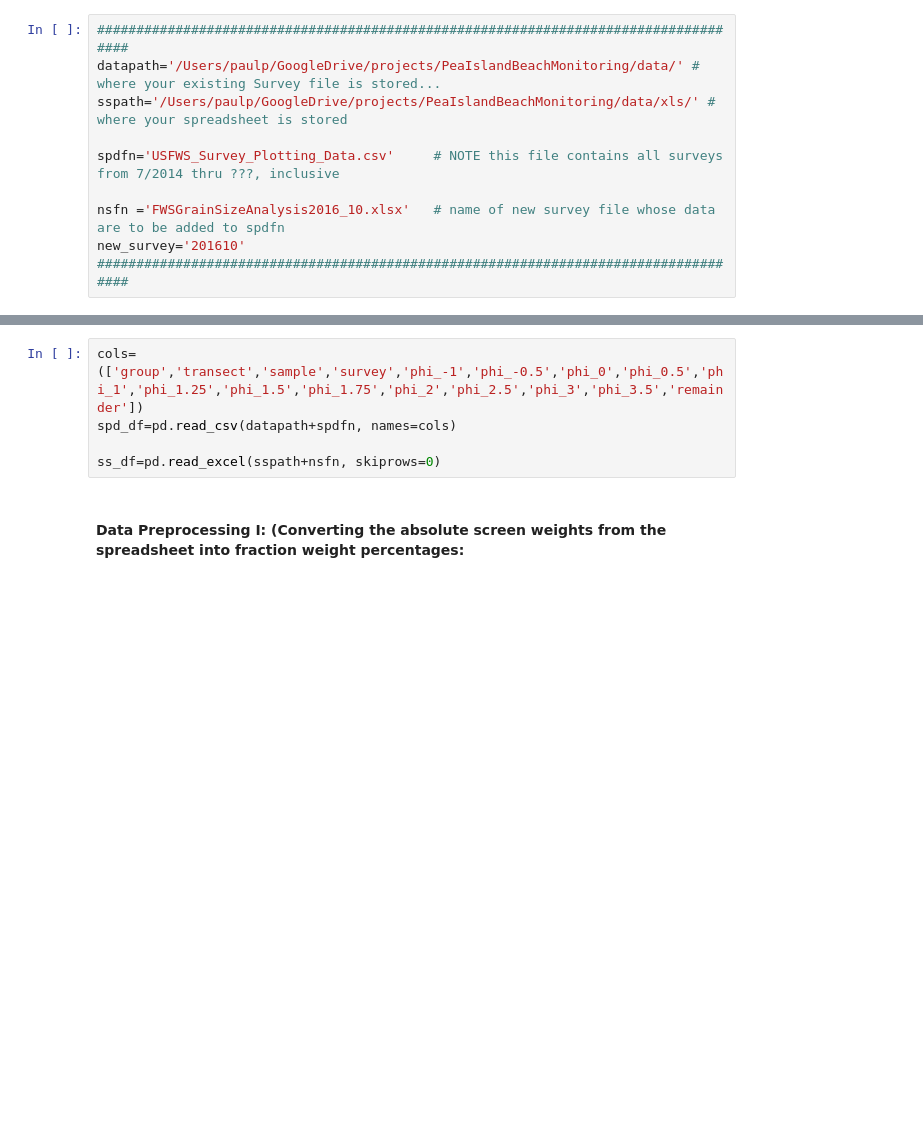
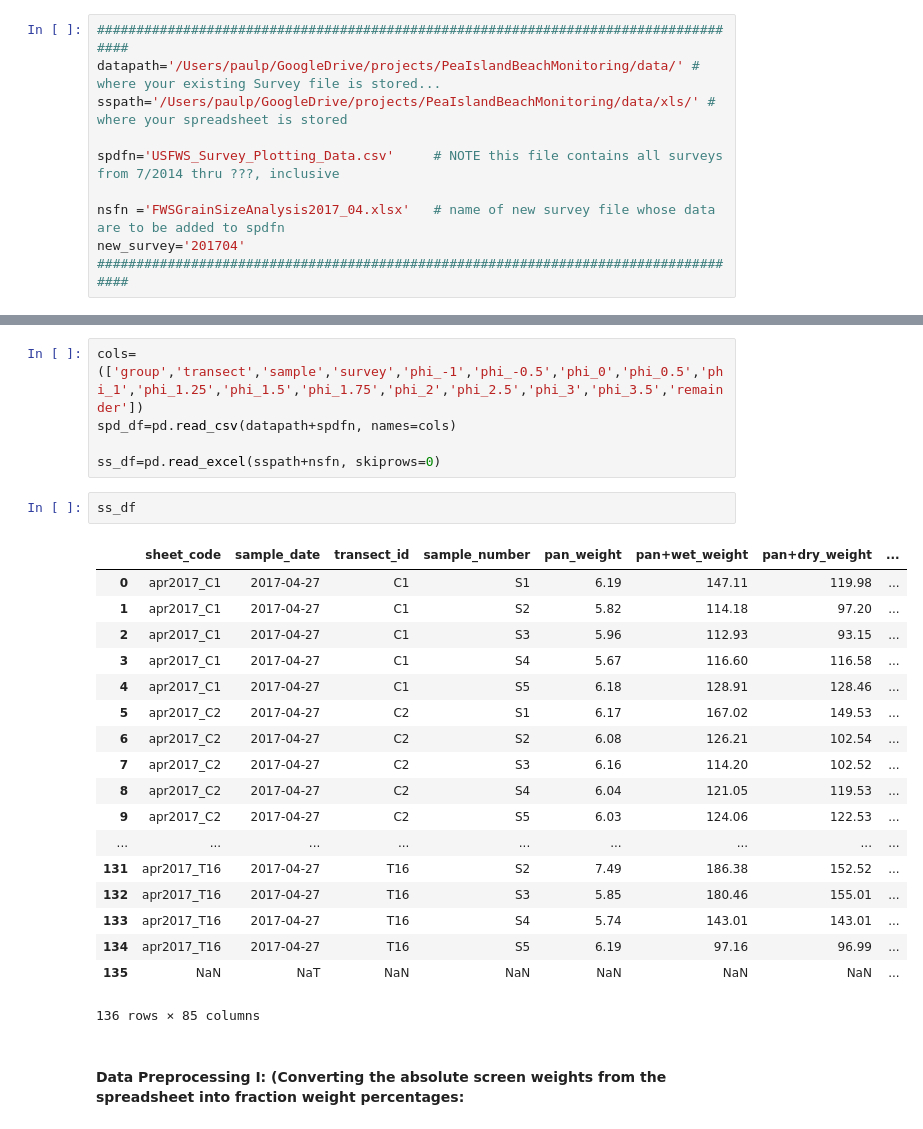
Before and after one commit to pjparis/PeaIslandBeachMonitoring, a Jupyter notebook: PreProcess_Update_USFWS_Survey_Plotting_Data_file.ipynb, the cells around one changed output, grey strips where cells are left out. Saved outputs shown, nothing was run; the diff lists cells and outputs as text; blank space fills up the shorter version.

```diff
--- a/PreProcess_Update_USFWS_Survey_Plotting_Data_file.ipynb
+++ b/PreProcess_Update_USFWS_Survey_Plotting_Data_file.ipynb
@@ -27,8 +27,8 @@ sspath='/Users/paulp/GoogleDrive/projects/PeaIslandBeachMonitoring/data/xls/' #
 
 spdfn='USFWS_Survey_Plotting_Data.csv'     # NOTE this file contains all surveys from 7/2014 thru ???, inclusive
 
-nsfn ='FWSGrainSizeAnalysis2016_10.xlsx'   # name of new survey file whose data are to be added to spdfn
-new_survey='201610'
+nsfn ='FWSGrainSizeAnalysis2017_04.xlsx'   # name of new survey file whose data are to be added to spdfn
+new_survey='201704'
 ####################################################################################
 # %% [markdown]
 <h4>Load data from the existing USFWS Survey Data file and from the new survey spreadsheet</h4>
@@ -37,6 +37,27 @@ cols=(['group','transect','sample','survey','phi_-1','phi_-0.5','phi_0','phi_0.5
 spd_df=pd.read_csv(datapath+spdfn, names=cols)
 
 ss_df=pd.read_excel(sspath+nsfn, skiprows=0)
+# %%
+ss_df
+# %% [output]
+|  | sheet_code | sample_date | transect_id | sample_number | pan_weight | pan+wet_weight | pan+dry_weight | ... |
+| 0 | apr2017_C1 | 2017-04-27 | C1 | S1 | 6.19 | 147.11 | 119.98 | ... |
+| 1 | apr2017_C1 | 2017-04-27 | C1 | S2 | 5.82 | 114.18 | 97.20 | ... |
+| 2 | apr2017_C1 | 2017-04-27 | C1 | S3 | 5.96 | 112.93 | 93.15 | ... |
+| 3 | apr2017_C1 | 2017-04-27 | C1 | S4 | 5.67 | 116.60 | 116.58 | ... |
+| 4 | apr2017_C1 | 2017-04-27 | C1 | S5 | 6.18 | 128.91 | 128.46 | ... |
+| 5 | apr2017_C2 | 2017-04-27 | C2 | S1 | 6.17 | 167.02 | 149.53 | ... |
+| 6 | apr2017_C2 | 2017-04-27 | C2 | S2 | 6.08 | 126.21 | 102.54 | ... |
+| 7 | apr2017_C2 | 2017-04-27 | C2 | S3 | 6.16 | 114.20 | 102.52 | ... |
+| 8 | apr2017_C2 | 2017-04-27 | C2 | S4 | 6.04 | 121.05 | 119.53 | ... |
+| 9 | apr2017_C2 | 2017-04-27 | C2 | S5 | 6.03 | 124.06 | 122.53 | ... |
+| ... | ... | ... | ... | ... | ... | ... | ... | ... |
+| 131 | apr2017_T16 | 2017-04-27 | T16 | S2 | 7.49 | 186.38 | 152.52 | ... |
+| 132 | apr2017_T16 | 2017-04-27 | T16 | S3 | 5.85 | 180.46 | 155.01 | ... |
+| 133 | apr2017_T16 | 2017-04-27 | T16 | S4 | 5.74 | 143.01 | 143.01 | ... |
+| 134 | apr2017_T16 | 2017-04-27 | T16 | S5 | 6.19 | 97.16 | 96.99 | ... |
+| 135 | NaN | NaT | NaN | NaN | NaN | NaN | NaN | ... |
+136 rows × 85 columns
 # %% [markdown]
 <h4>Data Preprocessing I: (Converting the absolute screen weights from the spreadsheet into fraction weight percentages:</h4>
 # %%
```
Also changed, not shown: 4 other files.
